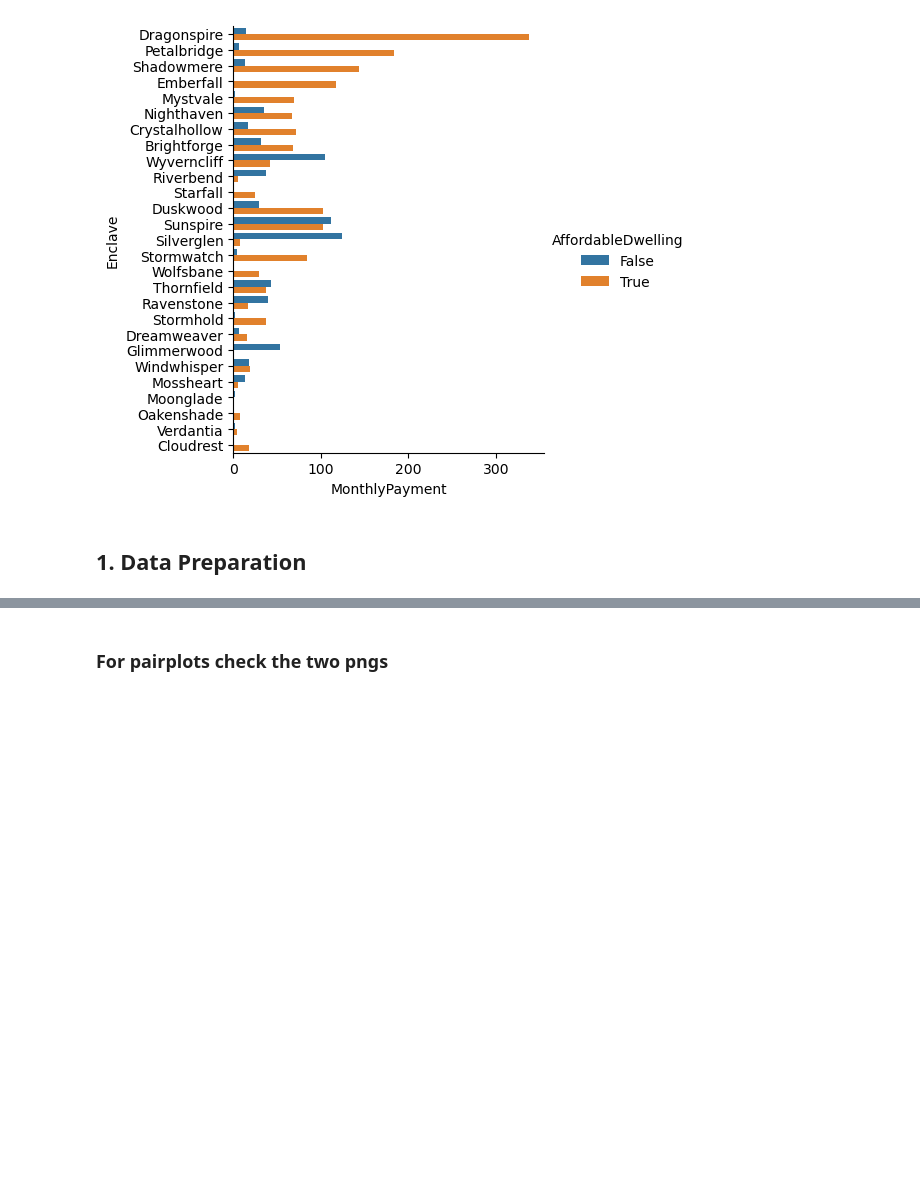
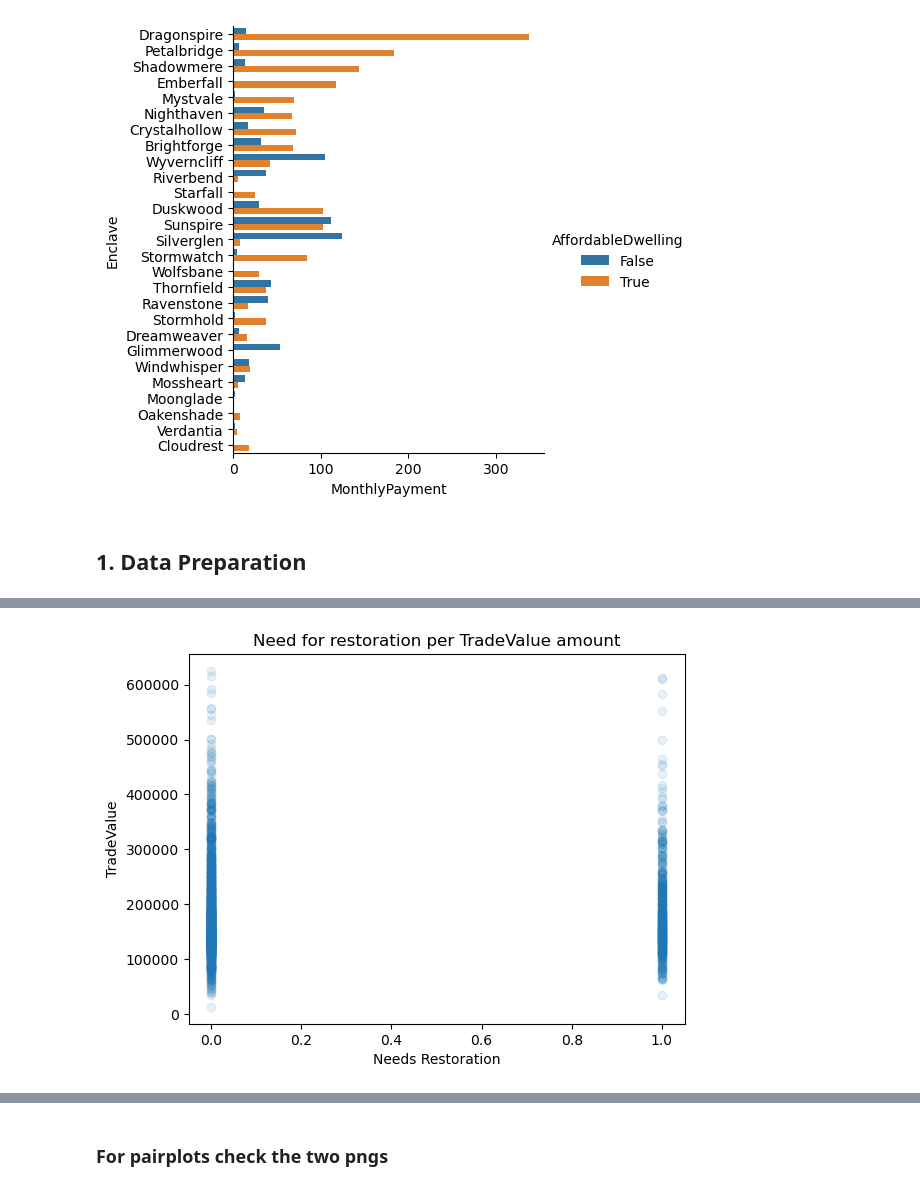
Before and after one commit to RaineScarlett/dsreport, a Jupyter notebook: iteration3.ipynb, the cells around one changed output, grey strips where cells are left out. Saved outputs shown, nothing was run; the diff lists cells and outputs as text; code cells hidden in the pictures; blank space fills up the shorter version.

Commit message:
added many more visuals and my thoughts on what to use as features for each model, tea break time for me

```diff
--- a/iteration3.ipynb
+++ b/iteration3.ipynb
@@ -282,0 +285,8 @@ df.sample(5)
+# %%
+plt.scatter(df['NeedsRestoration'], df['TradeValue'], alpha=0.1)
+plt.title('Need for restoration per TradeValue amount')
+plt.xlabel('Needs Restoration')
+plt.ylabel('TradeValue')
+plt.show()
+# %% [output]
+[figure, added]
```
Also changed, not shown: parts of 17 cells of this notebook.
